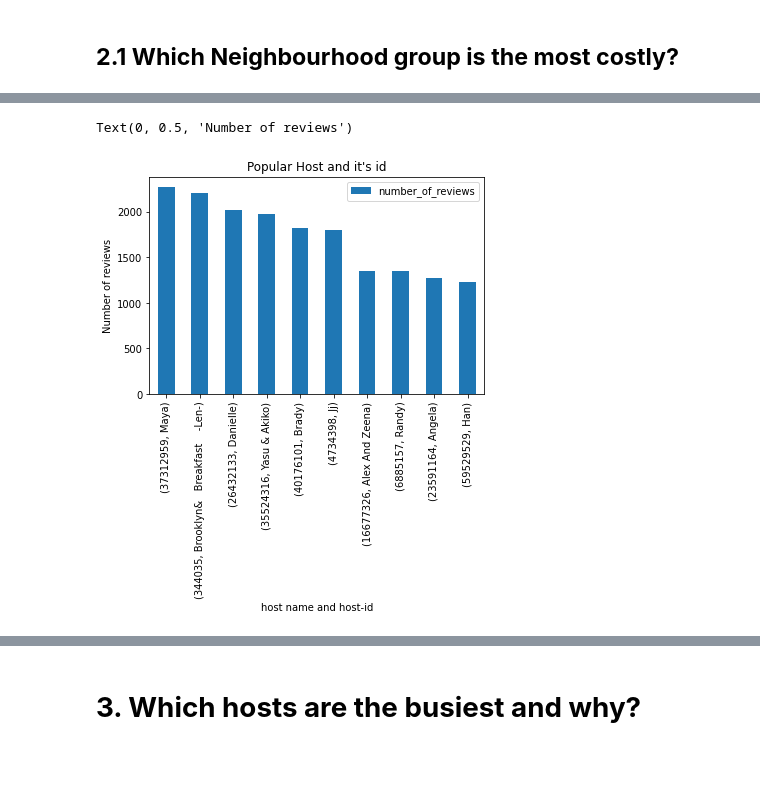
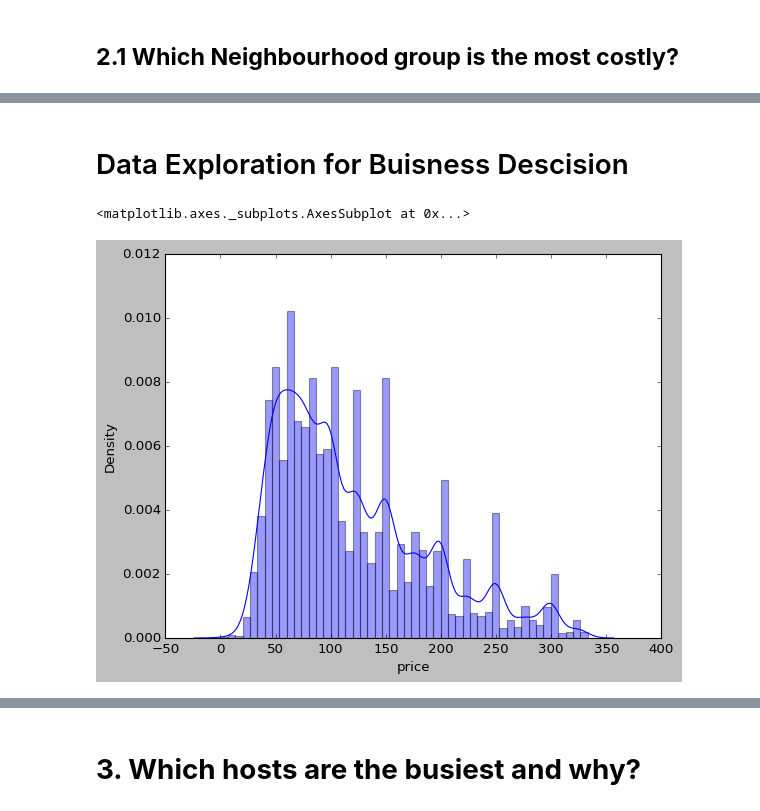
Before and after one commit to 007jayesh/Airbnb-Data-Analysis, a Jupyter notebook: Airbnb_Bookings_Analysis_Capstone_Project.ipynb, the cells around one changed output, grey strips where cells are left out. Cells and saved outputs as stored; diff of their text form; code cells hidden in the pictures; blank space fills up the shorter version.

Commit message:
Question added (Descision-Making for new Host entry or new property)

```diff
--- a/Airbnb_Bookings_Analysis_Capstone_Project.ipynb
+++ b/Airbnb_Bookings_Analysis_Capstone_Project.ipynb
@@ -331,8 +311,7 @@ top_ten_hosts
-# %%
-top_ten_hosts.plot(kind='bar')
-plt.title("Popular Host and it's id")
-plt.xlabel("host name and host-id")
-plt.ylabel("Number of reviews")
-# %% [output]
-Text(0, 0.5, 'Number of reviews')
-[figure, removed]
+# %% [markdown]
+# Data Exploration for Buisness Descision
+# %%
+sns.distplot(df_no_outlier.price, bins=50)
+# %% [output]
+<matplotlib.axes._subplots.AxesSubplot at 0x...>
+[figure, added]
```
Also changed, not shown: parts of 38 cells of this notebook.
